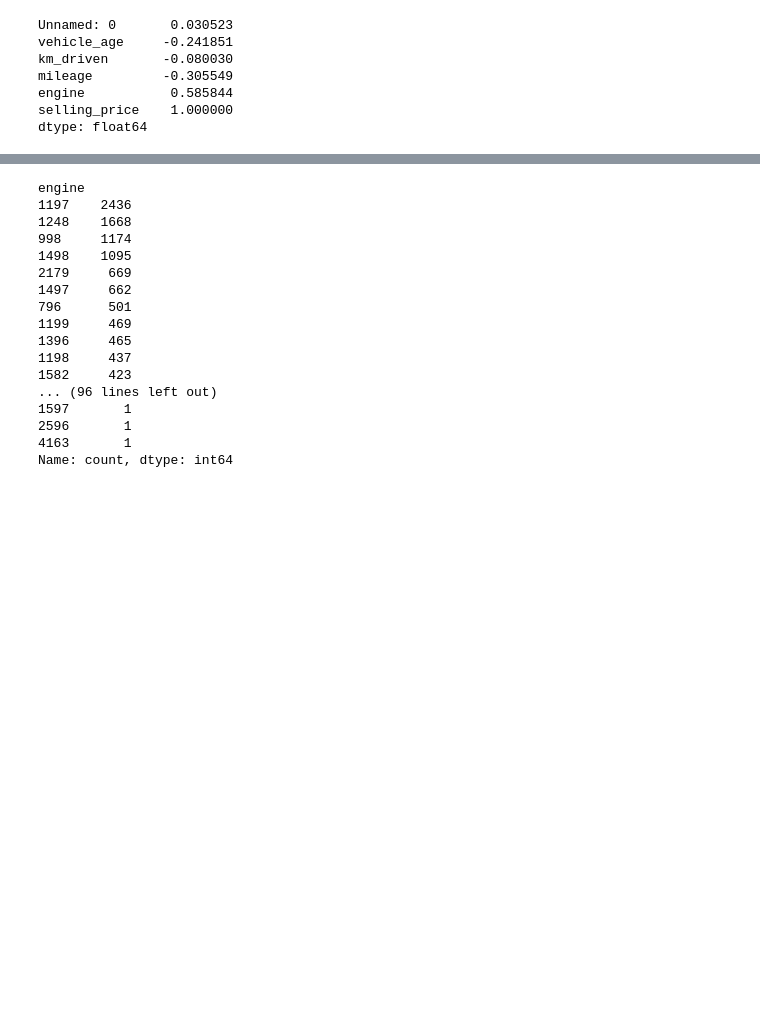
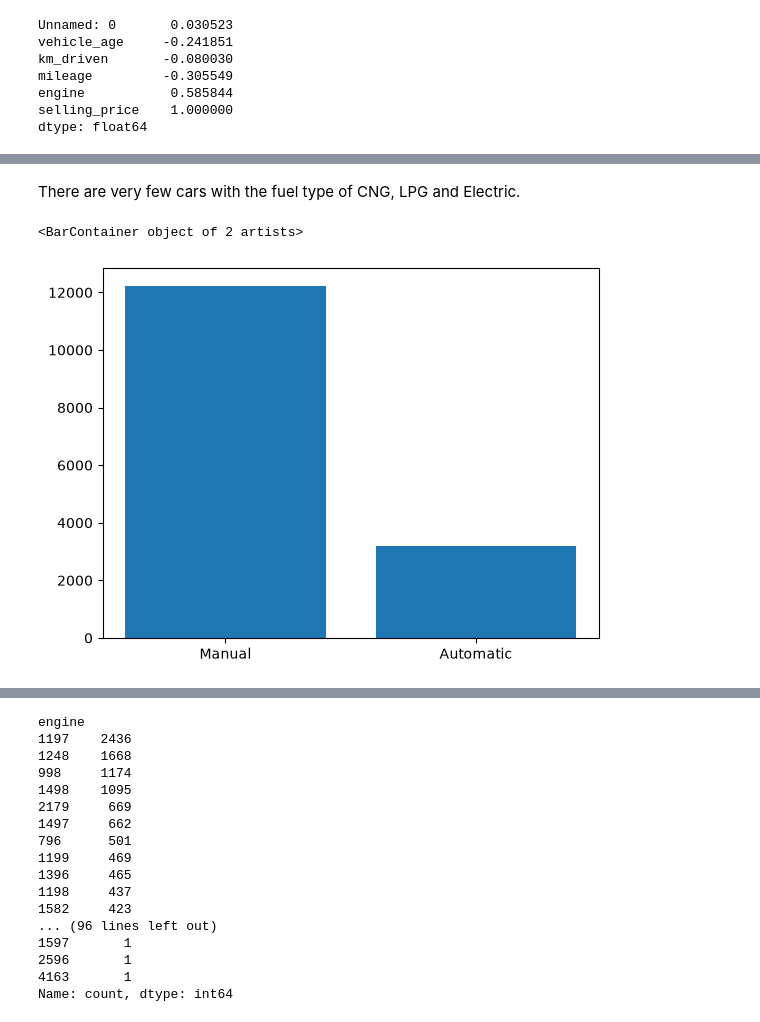
Before and after one commit to HassanUsmani/UsedCarPriceEstimator, a Jupyter notebook: notebook/main.ipynb, the cells around one changed output, grey strips where cells are left out. Drawn from its saved outputs; the diff is of its cells as text; code cells hidden in the pictures; blank space fills up the shorter version.

```diff
--- a/notebook/main.ipynb
+++ b/notebook/main.ipynb
@@ -58,0 +98,9 @@ dtype: float64
+# %% [markdown]
+There are very few cars with the fuel type of CNG, LPG and Electric.
+# %%
+## transmission
+trans = data['transmission_type'].value_counts()
+plt.bar(trans.index, trans.values)
+# %% [output]
+<BarContainer object of 2 artists>
+[figure, added]
```
Also changed, not shown: parts of 55 cells of this notebook, 9 other files.
